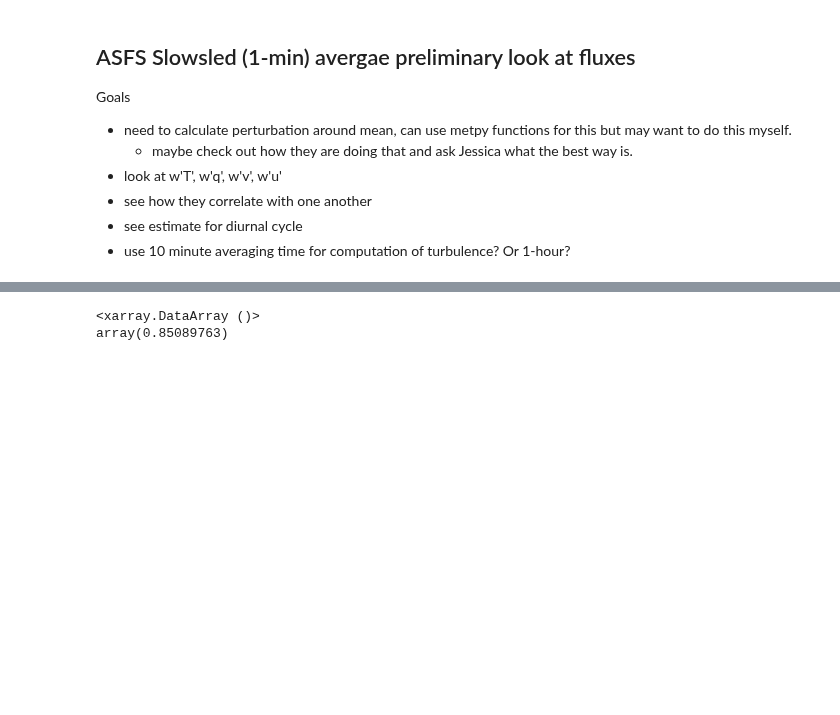
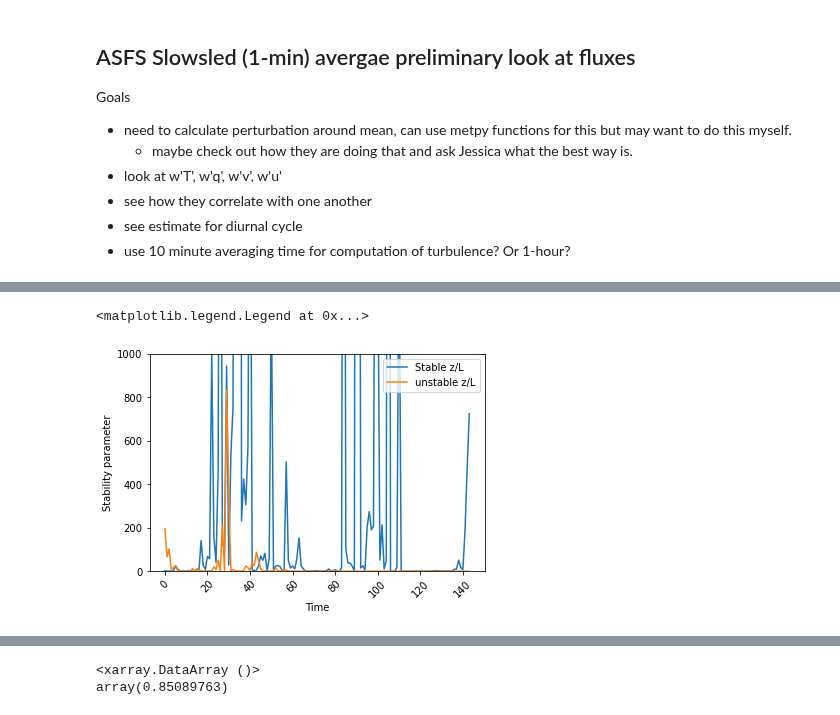
Before and after one commit to dlhogan97/Spring-Precipitation-Effect-CO-River, a Jupyter notebook: notebooks/SPLASH_ASFS_turb.ipynb, the cells around one changed output, grey strips where cells are left out. Drawn from its saved outputs; the diff is of its cells as text; code cells hidden in the pictures; blank space fills up the shorter version.

```diff
--- a/notebooks/SPLASH_ASFS_turb.ipynb
+++ b/notebooks/SPLASH_ASFS_turb.ipynb
@@ -84,0 +112,12 @@ ax.legend()
+# %%
+fig, ax = plt.subplots()
+ax.plot(3.8/ds_stable['bulk_L'], label='Stable z/L')
+ax.plot(3.8/ds_unstable['bulk_L'], label='unstable z/L')
+ax.tick_params(axis='x', labelrotation=45)
+ax.set_xlabel('Time')
+ax.set_ylabel('Stability parameter')
+ax.set_ylim(0,1000)
+ax.legend()
+# %% [output]
+<matplotlib.legend.Legend at 0x...>
+[figure, added]
```
Also changed, not shown: parts of 9 cells of this notebook.
